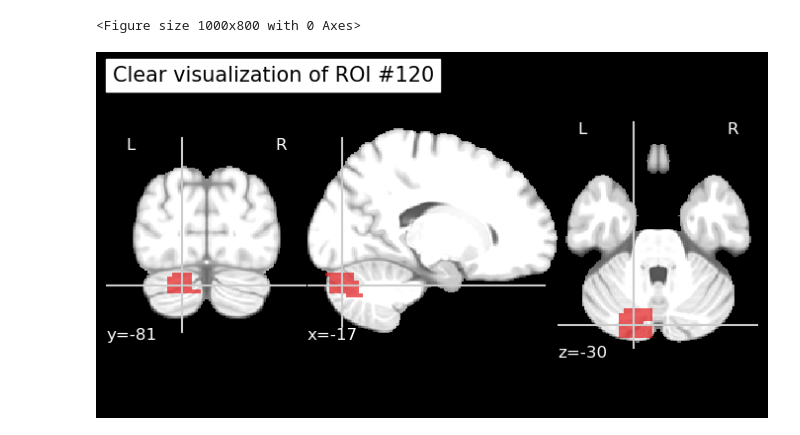
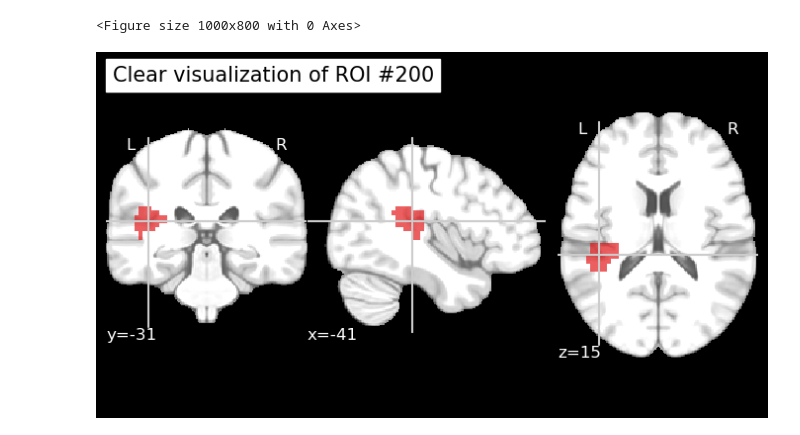
Before and after one commit to Qrt69/ASD-Graph-Analysis, a Jupyter notebook: notebooks/Visualize_ROIs.ipynb, the cells around one changed output. Saved outputs shown, nothing was run; the diff lists cells and outputs as text; code cells hidden in the pictures.

```diff
--- a/notebooks/Visualize_ROIs.ipynb
+++ b/notebooks/Visualize_ROIs.ipynb
@@ -59,39 +8,39 @@ import matplotlib.pyplot as plt
 plt.rcParams['figure.constrained_layout.use'] = True
 
 # Load CC200 atlas
-atlas_filename = r'C:\ASD Data Science\ASD-Graph-Analysis\data\CC200.nii.gz'
+atlas_img = image.load_img(r'C:\ASD Data Science\ASD-Graph-Analysis\data\CC200.nii.gz')
 atlas_data = atlas_img.get_fdata()
 
 # Just specify one ROI clearly at a time:
-roi_number = 120  # Change explicitly for each ROI you want clearly
+roi_number = 200  # Change explicitly for each ROI you want clearly
 
 # Mask explicitly just one ROI
 roi_mask = (atlas_data == roi_number)
 masked_roi_data = np.where(roi_mask, atlas_data, 0)
 
 # Create masked image explicitly
 masked_img = image.new_img_like(atlas_img, masked_roi_data)
 
 # Get optimal coordinates clearly for this single ROI
 cut_coords = find_xyz_cut_coords(masked_img)
 
 # Plot clearly with a larger figure
 plt.figure(figsize=(10, 8))
 
 plotting.plot_roi(
     masked_img,
     bg_img=load_mni152_template(),
     title=f"Clear visualization of ROI #{roi_number}",
     draw_cross=True,
     annotate=True,
     cmap='Set1',
     colorbar=False,
     display_mode='ortho',
     cut_coords=cut_coords,
     dim=-0.5
 )
 
 plt.show()
 # %% [output]
 <Figure size 1000x800 with 0 Axes>
-[figure, old version]
+[figure, new version]
```
Also changed, not shown: parts of 1 cell of this notebook.
